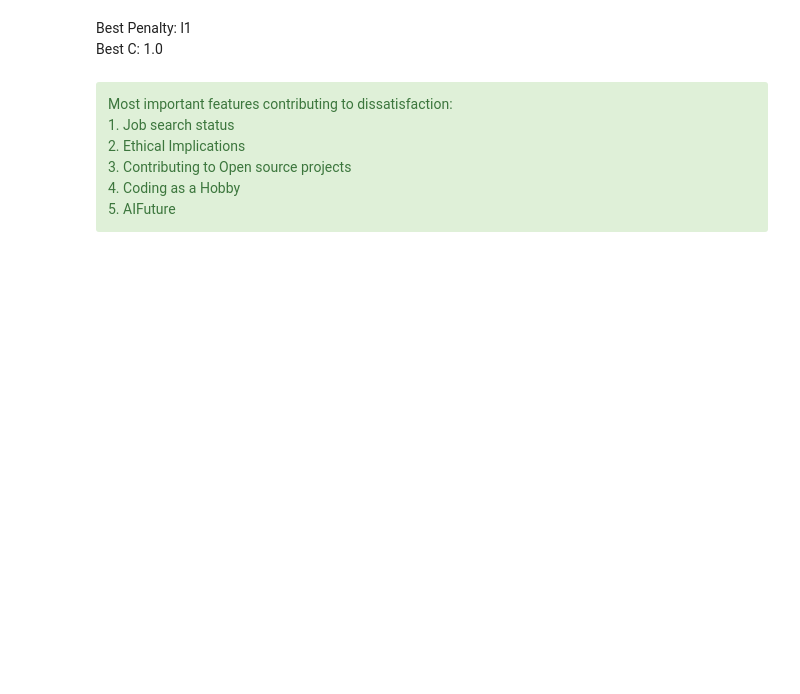
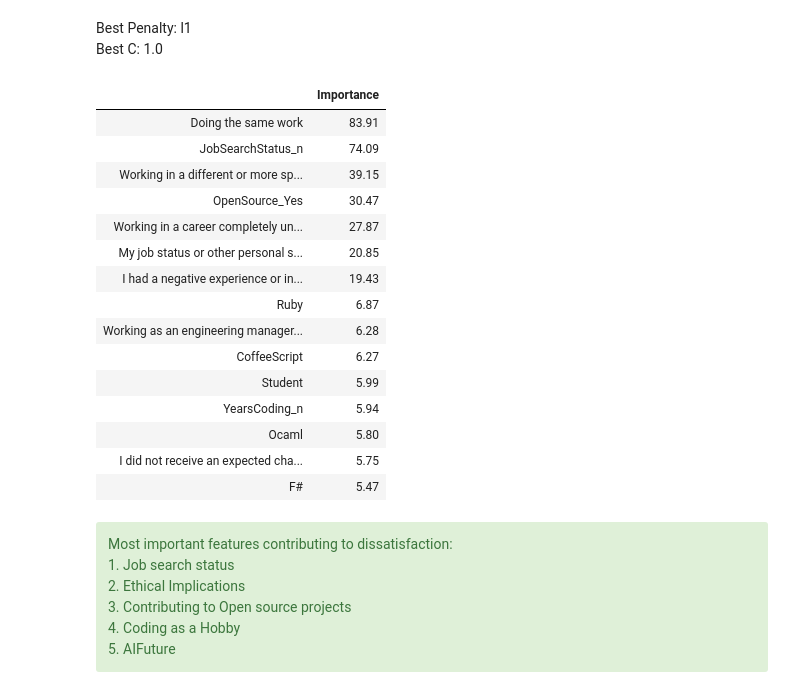
Before and after one commit to nitishvj/Capstone-1-Developers-Survey-Analysis, a Jupyter notebook: Capstone 1.ipynb, the cells around one changed output. Cells and saved outputs as stored; diff of their text form; code cells hidden in the pictures; blank space fills up the shorter version.

```diff
--- a/Capstone 1.ipynb
+++ b/Capstone 1.ipynb
@@ -1489,8 +1533,25 @@ Best C: 1.0
 # %%
 ################# FEATURE SELECTION Satisfaction #################****
 features = sklearn.feature_selection.f_regression(X_train, y_train, center=True);featuresdf = pd.DataFrame(features[0]); #F value, higher the better
-featuresdf.index =df_total.iloc[:,:-1].columns;featuresdf.columns=['Importance']; featuresdf.sort_values(by='Importance',ascending=False)
+featuresdf.index =usdata_ml.iloc[:,1:].columns;featuresdf.columns=['Importance']; featuresdf.sort_values(by='Importance',ascending=False).head(15)
 #Most influential features
+# %% [output]
+|  | Importance |
+| Doing the same work | 83.91 |
+| JobSearchStatus_n | 74.09 |
+| Working in a different or more sp... | 39.15 |
+| OpenSource_Yes | 30.47 |
+| Working in a career completely un... | 27.87 |
+| My job status or other personal s... | 20.85 |
+| I had a negative experience or in... | 19.43 |
+| Ruby | 6.87 |
+| Working as an engineering manager... | 6.28 |
+| CoffeeScript | 6.27 |
+| Student | 5.99 |
+| YearsCoding_n | 5.94 |
+| Ocaml | 5.80 |
+| I did not receive an expected cha... | 5.75 |
+| F# | 5.47 |
 # %% [markdown]
 <div class="span5 alert alert-success">
 Most important features contributing to dissatisfaction: <br>
```
Also changed, not shown: parts of 123 cells of this notebook.
